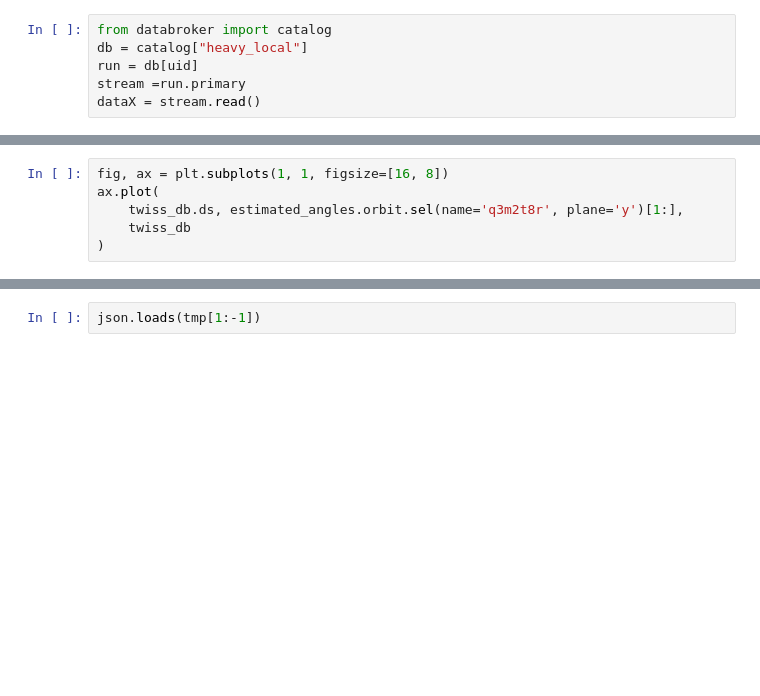
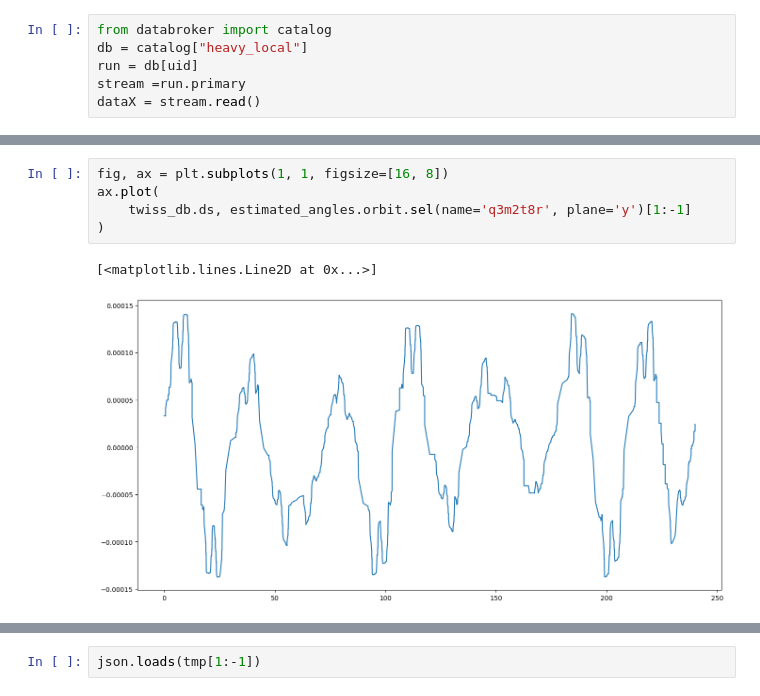
Before and after one commit to hz-b/bact-analysis-bessyii, a Jupyter notebook: notebooks/comparing_bba_data.ipynb, the cells around one changed output, grey strips where cells are left out. Saved outputs shown, nothing was run; the diff lists cells and outputs as text; blank space fills up the shorter version.

```diff
--- a/notebooks/comparing_bba_data.ipynb
+++ b/notebooks/comparing_bba_data.ipynb
@@ -109,8 +224,10 @@ for elems  in dataX.bpm_elem_data.values:
 # %%
 fig, ax = plt.subplots(1, 1, figsize=[16, 8])
 ax.plot(
-    twiss_db.ds, estimated_angles.orbit.sel(name='q3m2t8r', plane='y')[1:],
-    twiss_db
+    twiss_db.ds, estimated_angles.orbit.sel(name='q3m2t8r', plane='y')[1:-1]
 )
+# %% [output]
+[<matplotlib.lines.Line2D at 0x...>]
+[figure, added]
 # %%
 extract_data(dataX.bpm_elem_data[0, 0])
```
Also changed, not shown: parts of 19 cells of this notebook, 4 other files.
